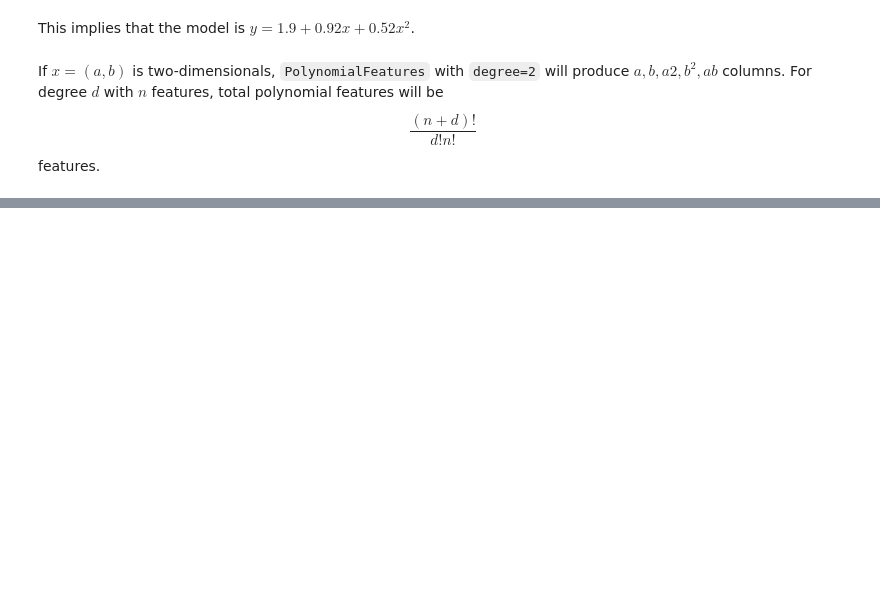
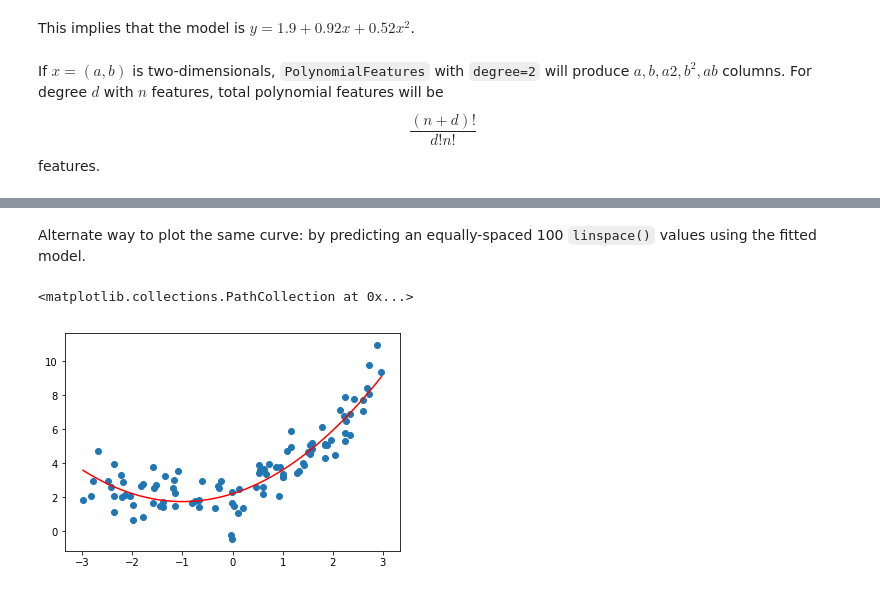
Before and after one commit to debdeepbh/ml, a Jupyter notebook: Models.ipynb, the cells around one changed output, grey strips where cells are left out. Drawn from its saved outputs; the diff is of its cells as text; code cells hidden in the pictures; blank space fills up the shorter version.

```diff
--- a/Models.ipynb
+++ b/Models.ipynb
@@ -202,0 +227,10 @@ $$ \frac{(n+d)!}{d! n!}$$ features.
+# %% [markdown]
+Alternate way to plot the same curve: by predicting an equally-spaced 100 `linspace()` values using the fitted model.
+# %%
+X_arr = np.linspace(min(X), max(X), num=100)
+X_poly_arr = poly_features.fit_transform(X_arr)
+plt.plot(X_arr, lin_reg.predict(X_poly_arr), 'r')
+plt.scatter(X, y)
+# %% [output]
+<matplotlib.collections.PathCollection at 0x...>
+[figure, added]
```
Also changed, not shown: parts of 65 cells of this notebook, 5 other files.
